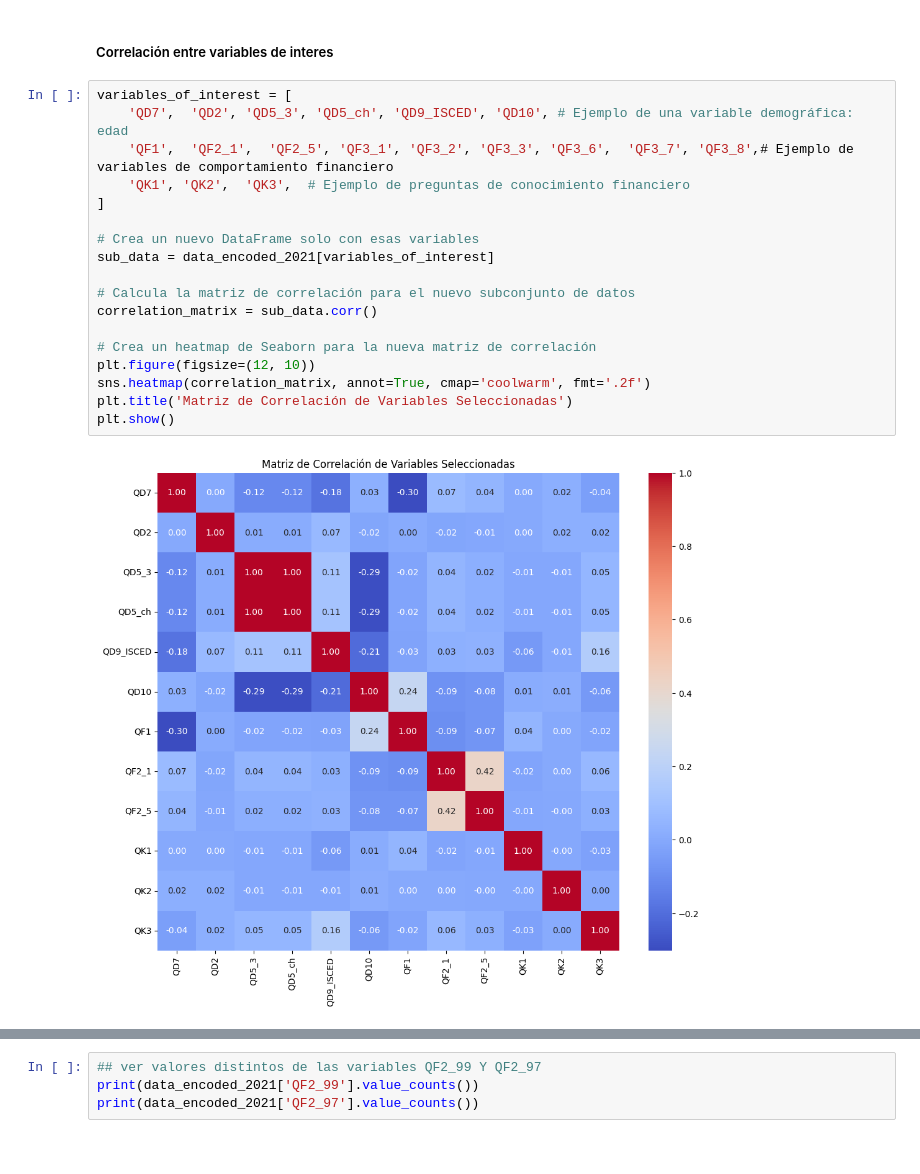
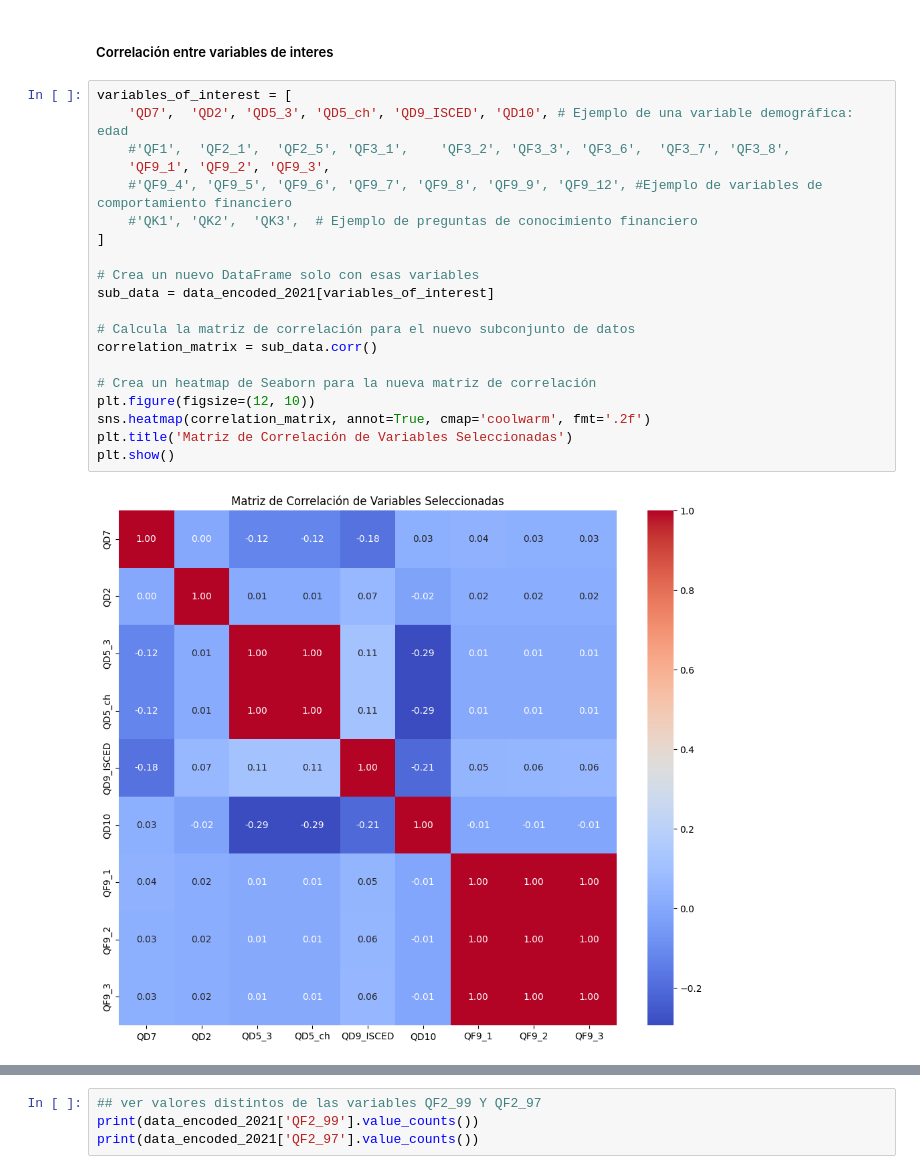
Before and after one commit to blackalle/TFM, a Jupyter notebook: tfm.ipynb, the cells around one changed output, grey strips where cells are left out. Saved outputs shown, nothing was run; the diff lists cells and outputs as text.

```diff
--- a/tfm.ipynb
+++ b/tfm.ipynb
@@ -421,20 +421,22 @@ Límite superior para outliers: 12335.376250000001
 # %%
 variables_of_interest = [
     'QD7',  'QD2', 'QD5_3', 'QD5_ch', 'QD9_ISCED', 'QD10', # Ejemplo de una variable demográfica: edad
-    'QF1',  'QF2_1',  'QF2_5', 'QF3_1',	'QF3_2', 'QF3_3', 'QF3_6',	'QF3_7', 'QF3_8',# Ejemplo de variables de comportamiento financiero
-    'QK1', 'QK2',  'QK3',  # Ejemplo de preguntas de conocimiento financiero
+    #'QF1',  'QF2_1',  'QF2_5', 'QF3_1',	'QF3_2', 'QF3_3', 'QF3_6',	'QF3_7', 'QF3_8',
+    'QF9_1', 'QF9_2', 'QF9_3',
+    #'QF9_4', 'QF9_5', 'QF9_6', 'QF9_7', 'QF9_8', 'QF9_9', 'QF9_12', #Ejemplo de variables de comportamiento financiero
+    #'QK1', 'QK2',  'QK3',  # Ejemplo de preguntas de conocimiento financiero
 ]
 
 # Crea un nuevo DataFrame solo con esas variables
 sub_data = data_encoded_2021[variables_of_interest]
 
 # Calcula la matriz de correlación para el nuevo subconjunto de datos
 correlation_matrix = sub_data.corr()
 
 # Crea un heatmap de Seaborn para la nueva matriz de correlación
 plt.figure(figsize=(12, 10))
 sns.heatmap(correlation_matrix, annot=True, cmap='coolwarm', fmt='.2f')
 plt.title('Matriz de Correlación de Variables Seleccionadas')
 plt.show()
 # %% [output]
-[figure, old version]
+[figure, new version]
```
Also changed, not shown: parts of 4 cells of this notebook.
